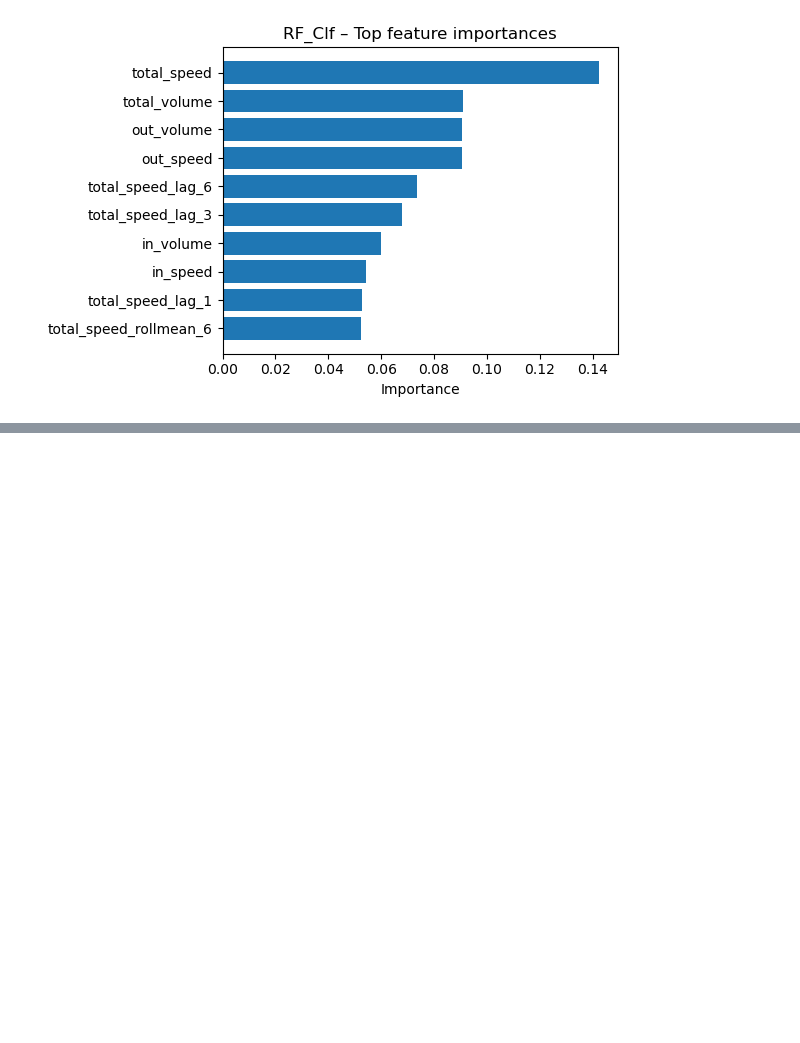
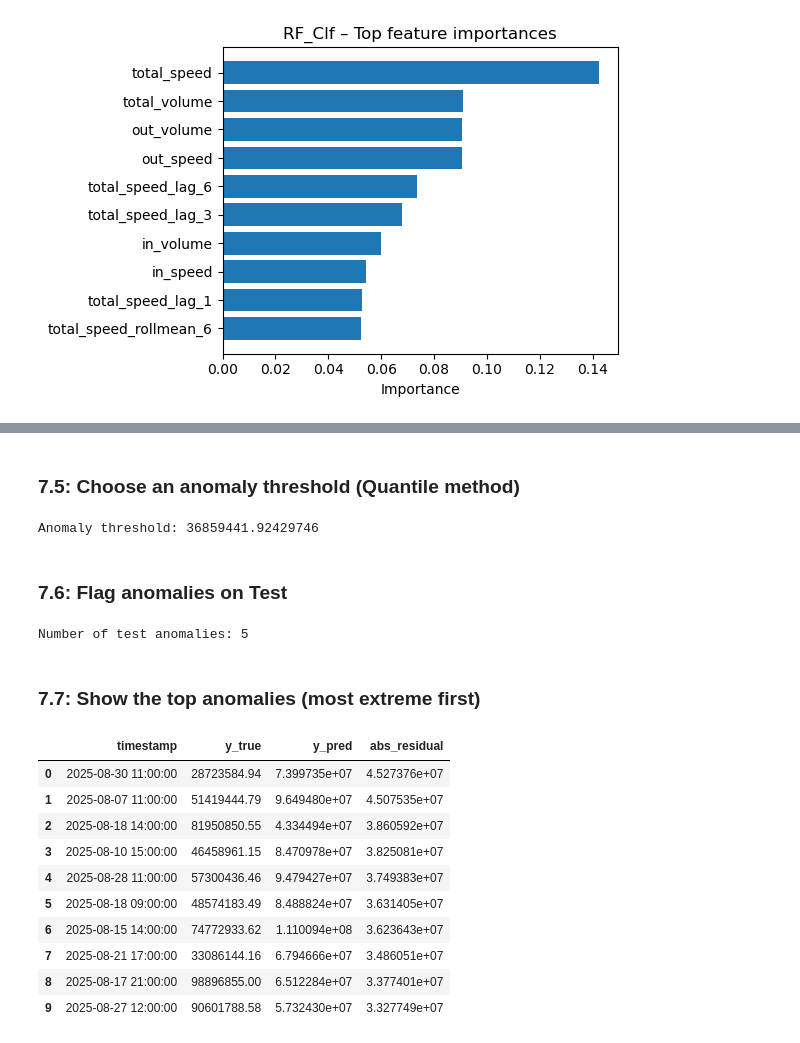
Before and after one commit to Ayatelawej/EC558_project, a Jupyter notebook: notebooks/EC558_core_pipeline.ipynb, the cells around one changed output, grey strips where cells are left out. Cells and saved outputs as stored; diff of their text form; code cells hidden in the pictures; blank space fills up the shorter version.

```diff
--- a/notebooks/EC558_core_pipeline.ipynb
+++ b/notebooks/EC558_core_pipeline.ipynb
@@ -1651,0 +1665,27 @@ plt.show()
+# %%
+if best_model == "RF_Reg":
+    final_model = RandomForestRegressor(
+        n_estimators=200, n_jobs=-1, random_state=42
+    )
+    final_model.fit(X_trainval_tree, y_trainval)
+
+    yhat_trainval = final_model.predict(X_trainval_tree)
+    yhat_test = final_model.predict(X_test_tree)
+
+elif best_model == "Ridge":
+    scaler_final = StandardScaler()
+
+    X_trainval_lin = X_trainval_tree[feature_cols_linear]
+    X_test_lin = X_test_tree[feature_cols_linear]
+
+    X_trainval_lin_s = scaler_final.fit_transform(X_trainval_lin)
+    X_test_lin_s = scaler_final.transform(X_test_lin)
+
+    final_model = Ridge(alpha=best_alpha)
+    final_model.fit(X_trainval_lin_s, y_trainval)
+
+    yhat_trainval = final_model.predict(X_trainval_lin_s)
+    yhat_test = final_model.predict(X_test_lin_s)
+
+else:
+    raise ValueError("Add handler for: " + str(best_model))
@@ -1651,0 +1700,40 @@ plt.show()
+# %% [markdown]
+<h3>7.5: Choose an anomaly threshold (Quantile method)</h3>
+# %%
+thr = np.quantile(score_trainval, 0.995)
+print("Anomaly threshold:", thr)
+# %% [output]
+Anomaly threshold: 36859441.92429746
+# %% [markdown]
+<h3>7.6: Flag anomalies on Test </h3>
+# %%
+is_anom_test = score_test >= thr
+print("Number of test anomalies:", is_anom_test.sum())
+# %% [output]
+Number of test anomalies: 5
+# %% [markdown]
+<h3>7.7: Show the top anomalies (most extreme first) </h3>
+# %%
+test_timestamps = df_ml["timestamp"].iloc[val_end:].reset_index(drop=True)
+
+top_idx = np.argsort(-score_test)[:10]
+top_anoms = pd.DataFrame({
+    "timestamp": test_timestamps.iloc[top_idx].values,
+    "y_true": y_test.values[top_idx],
+    "y_pred": yhat_test[top_idx],
+    "abs_residual": score_test[top_idx],
+}).sort_values("abs_residual", ascending=False)
+
+top_anoms
+# %% [output]
+|  | timestamp | y_true | y_pred | abs_residual |
+| 0 | 2025-08-30 11:00:00 | 28723584.94 | 7.399735e+07 | 4.527376e+07 |
+| 1 | 2025-08-07 11:00:00 | 51419444.79 | 9.649480e+07 | 4.507535e+07 |
+| 2 | 2025-08-18 14:00:00 | 81950850.55 | 4.334494e+07 | 3.860592e+07 |
+| 3 | 2025-08-10 15:00:00 | 46458961.15 | 8.470978e+07 | 3.825081e+07 |
+| 4 | 2025-08-28 11:00:00 | 57300436.46 | 9.479427e+07 | 3.749383e+07 |
+| 5 | 2025-08-18 09:00:00 | 48574183.49 | 8.488824e+07 | 3.631405e+07 |
+| 6 | 2025-08-15 14:00:00 | 74772933.62 | 1.110094e+08 | 3.623643e+07 |
+| 7 | 2025-08-21 17:00:00 | 33086144.16 | 6.794666e+07 | 3.486051e+07 |
+| 8 | 2025-08-17 21:00:00 | 98896855.00 | 6.512284e+07 | 3.377401e+07 |
+| 9 | 2025-08-27 12:00:00 | 90601788.58 | 5.732430e+07 | 3.327749e+07 |
```
Also changed, not shown: parts of 26 cells of this notebook, 2 other files.
